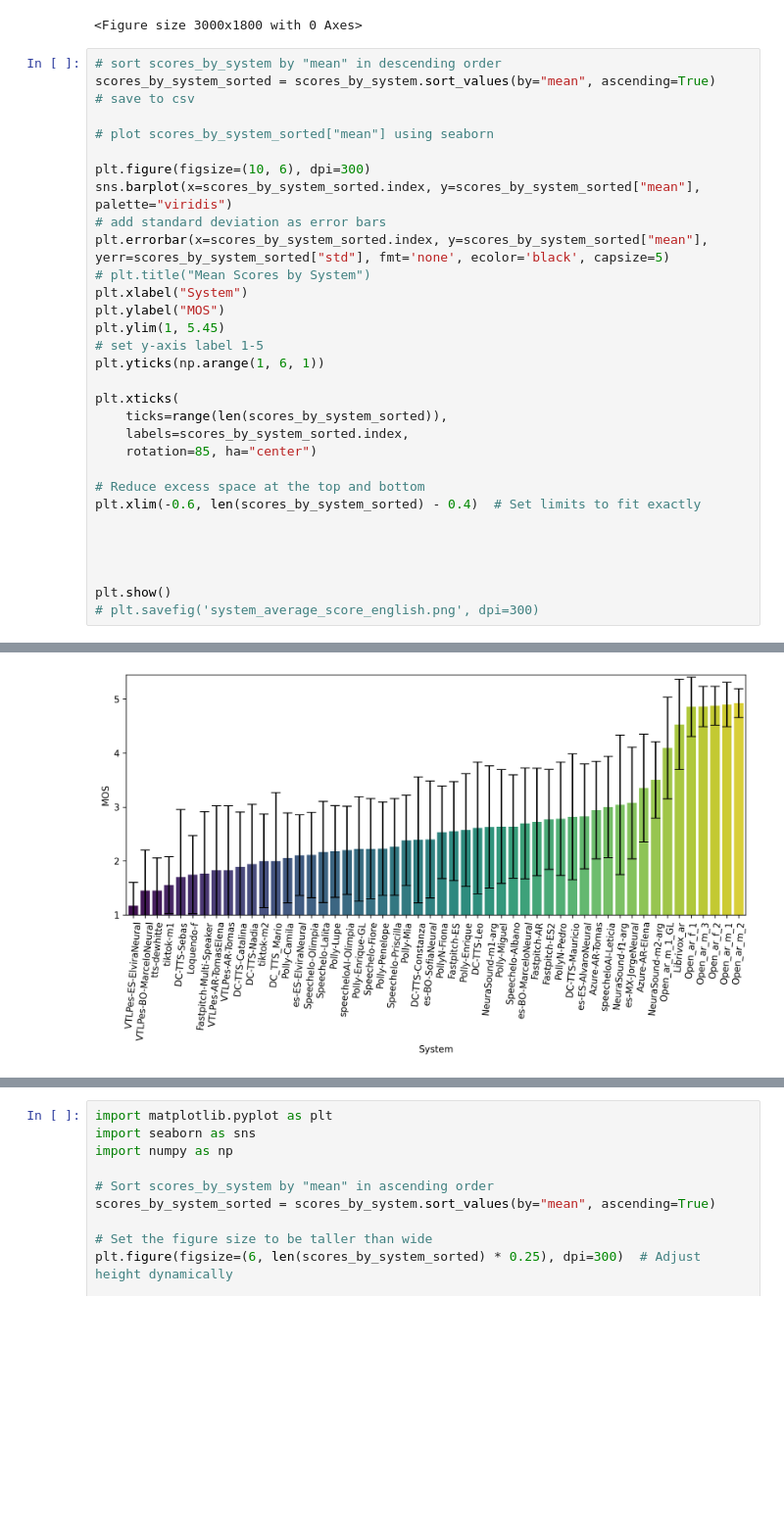
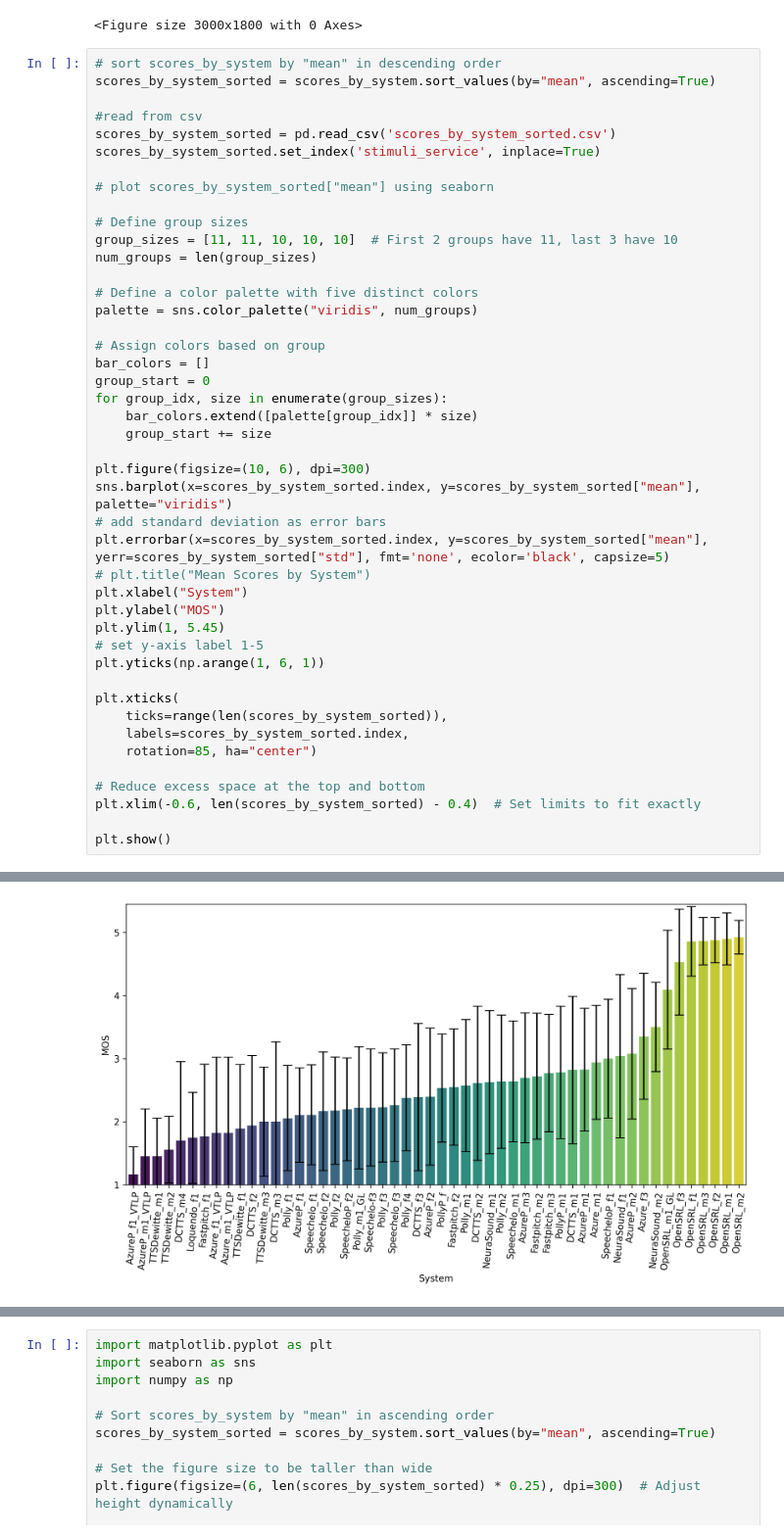
Before and after one commit to asosawelford/tesis, a Jupyter notebook: analysis/exploratory_analysis.ipynb, the cells around one changed output, grey strips where cells are left out. Shown at 98% size. Saved outputs shown, nothing was run; the diff lists cells and outputs as text; blank space fills up the shorter version.

```diff
--- a/analysis/exploratory_analysis.ipynb
+++ b/analysis/exploratory_analysis.ipynb
@@ -395,36 +395,49 @@ plt.savefig('high_quality_plot.png', dpi=300)
 # %%
 # sort scores_by_system by "mean" in descending order
 scores_by_system_sorted = scores_by_system.sort_values(by="mean", ascending=True)
-# save to csv
+
+#read from csv
+scores_by_system_sorted = pd.read_csv('scores_by_system_sorted.csv')
+scores_by_system_sorted.set_index('stimuli_service', inplace=True)
 
 # plot scores_by_system_sorted["mean"] using seaborn
+
+# Define group sizes
+group_sizes = [11, 11, 10, 10, 10]  # First 2 groups have 11, last 3 have 10
+num_groups = len(group_sizes)
+
+# Define a color palette with five distinct colors
+palette = sns.color_palette("viridis", num_groups)
+
+# Assign colors based on group
+bar_colors = []
+group_start = 0
+for group_idx, size in enumerate(group_sizes):
+    bar_colors.extend([palette[group_idx]] * size)
+    group_start += size
 
 plt.figure(figsize=(10, 6), dpi=300)
 sns.barplot(x=scores_by_system_sorted.index, y=scores_by_system_sorted["mean"], palette="viridis")
 # add standard deviation as error bars
 plt.errorbar(x=scores_by_system_sorted.index, y=scores_by_system_sorted["mean"], yerr=scores_by_system_sorted["std"], fmt='none', ecolor='black', capsize=5)
 # plt.title("Mean Scores by System")
 plt.xlabel("System")
 plt.ylabel("MOS")
 plt.ylim(1, 5.45)
 # set y-axis label 1-5
 plt.yticks(np.arange(1, 6, 1))
 
 plt.xticks(
     ticks=range(len(scores_by_system_sorted)),
     labels=scores_by_system_sorted.index,
     rotation=85, ha="center")
 
 # Reduce excess space at the top and bottom
 plt.xlim(-0.6, len(scores_by_system_sorted) - 0.4)  # Set limits to fit exactly
 
-
-
-
 plt.show()
-# plt.savefig('system_average_score_english.png', dpi=300)
 # %% [output]
 Passing `palette` without assigning `hue` is deprecated and will be removed in v0.14.0. Assign the `x` variable to `hue` and set `legend=False` for the same effect.
 
   sns.barplot(x=scores_by_system_sorted.index, y=scores_by_system_sorted["mean"], palette="viridis")
-[figure, old version]
+[figure, new version]
```
Also changed, not shown: parts of 2 cells of this notebook, 9 other files.
